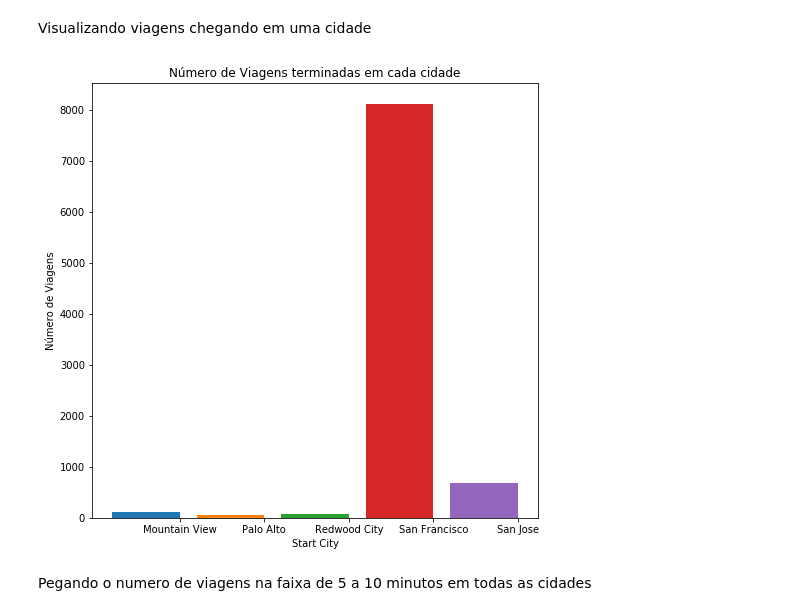
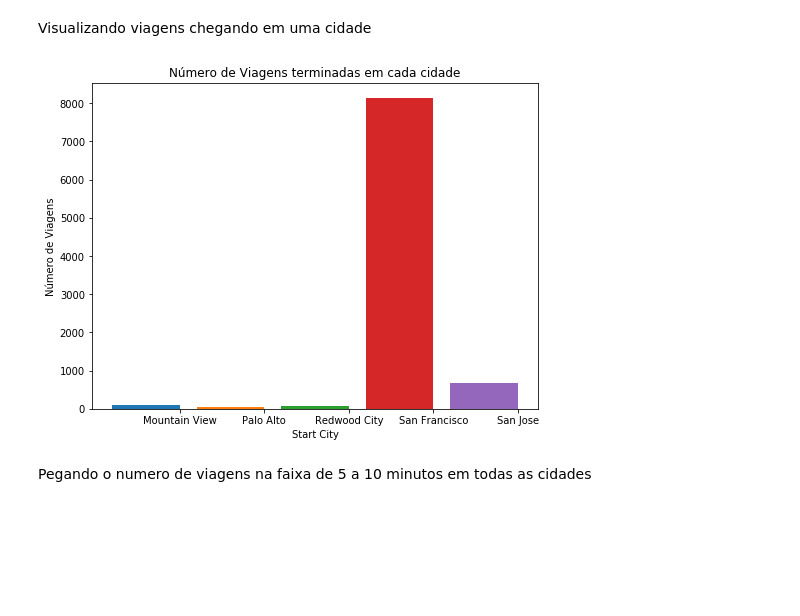
Before and after one commit to tiago-ferreira/data-science-foundation-one, a Jupyter notebook: weekFour/Analise_Bay_Area_Bike_Share-NDFDSI.ipynb, the cells around one changed output. Saved outputs shown, nothing was run; the diff lists cells and outputs as text; code cells hidden in the pictures; blank space fills up the shorter version.

```diff
--- a/weekFour/Analise_Bay_Area_Bike_Share-NDFDSI.ipynb
+++ b/weekFour/Analise_Bay_Area_Bike_Share-NDFDSI.ipynb
@@ -527,25 +527,26 @@ plt.show()
 # %% [markdown]
 Visualizando viagens chegando em uma cidade
 # %%
-plt.figure(figsize=(8,8))
+plt.figure(figsize=(8,6))
+
 column = 'end_city'
 grouped_trips = trips_in_range.groupby(column, as_index=False).count()
 levels = grouped_trips[column].unique()
 n_levels = len(levels)
 bar_width = 0.8
 
 for i in range(n_levels):
     plt.bar(i - bar_width/2, grouped_trips.loc[i]['count'], width = bar_width)
 
 # add labels to ticks for each group of bars.
 plt.xticks(range(n_levels), levels)
 
 plt.xlabel('Start City')
 plt.ylabel(u"Número de Viagens")
 plt.title(u"Número de Viagens terminadas em cada cidade")
 plt.show()
 # %% [output]
-[figure, old version]
+[figure, new version]
 # %% [markdown]
 Pegando o numero de viagens na faixa de 5 a 10 minutos em todas as cidades
 # %%
```
Also changed, not shown: parts of 1 cell of this notebook.
